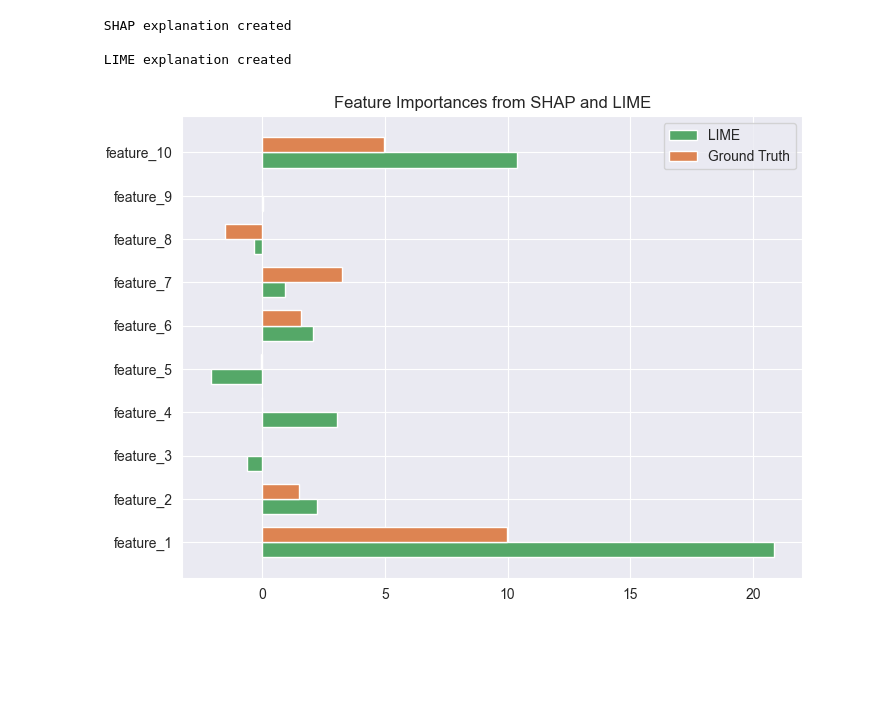
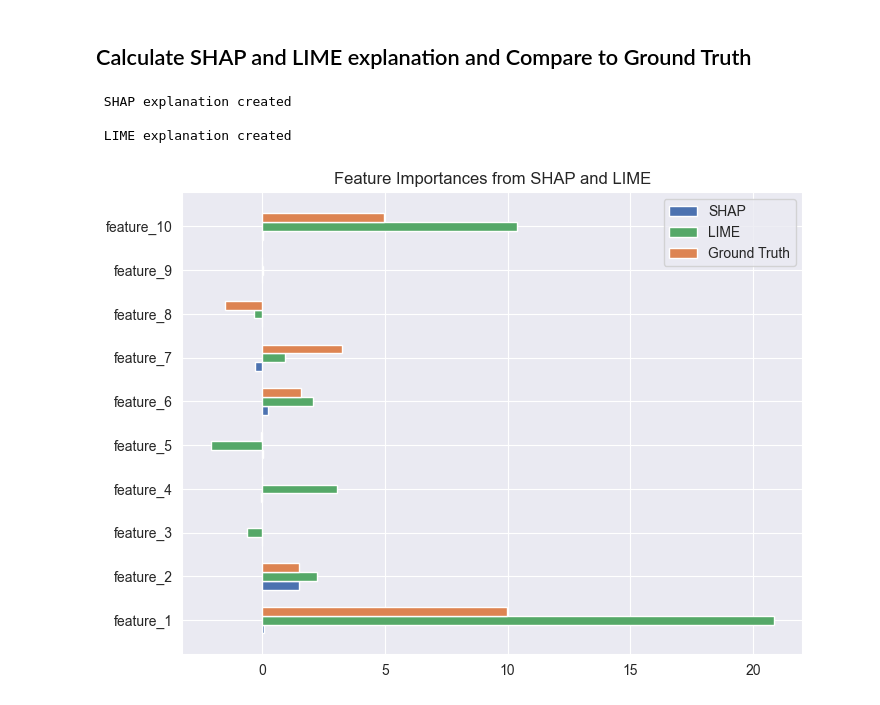
Before and after one commit to emunaran/xai-compare, a Jupyter notebook: explainer_comparison/comparison_tests/fluorescent_test.ipynb, the cells around one changed output. Saved outputs shown, nothing was run; the diff lists cells and outputs as text; code cells hidden in the pictures; blank space fills up the shorter version.

```diff
--- a/explainer_comparison/comparison_tests/fluorescent_test.ipynb
+++ b/explainer_comparison/comparison_tests/fluorescent_test.ipynb
@@ -17,4 +17,4 @@ model = WhiteBoxRegressor()
 df = model.generate_synthetic_data(n_samples=1000, with_y=True)
 X, y = df.drop(['y'], axis=1), df[['y']]
 # %%
-X_train, X_test, y_train, y_test = train_test_split(X, y, test_size=0.2)
+X_train, X_test, y_train, y_test = train_test_split(X, y, test_size=0.2, shuffle=False)
@@ -21,28 +33,29 @@ X_train, X_test, y_train, y_test = train_test_split(X, y, test_size=0.2)
+# %% [markdown]
+## Calculate SHAP and LIME explanation and Compare to Ground Truth
 # %%
-expl_fctry = ExplainerFactory(model, X_train, X_test, y_train, y_test)
-results = run_and_collect_explanations(expl_fctry, X_train)
+explainer_factory = ExplainerFactory(model, X_train, X_test, y_train, y_test)
+results = run_and_collect_explanations(explainer_factory, X_train)
 results['ground_truth'] = (X_train * model.coefficients_).mean()
-# plot_lime_shap(results, 'SHAP Value', 'LIME Value')
 # %% [output]
  SHAP explanation created
 
  LIME explanation created
 # %%
-
-
 colors = sns.color_palette("deep")
 plt.figure(figsize=(8, 6))
 
 bar_positions = np.arange(len(results))  # Positions of the bars
-bar_width = 0.35  # Bar widths
+bar_width = 0.2  # Adjust bar width to fit all bars
 
-# plt.barh(bar_positions - bar_width/2, results['SHAP Value'], height=bar_width, label='SHAP', color=colors[0])  # PSHAP values
-plt.barh(bar_positions - bar_width/2, results['LIME Value'], height=bar_width, label='LIME', color=colors[2])  # LIME values
-plt.barh(bar_positions + bar_width/2, results['ground_truth'], height=bar_width, label='Ground Truth', color=colors[1])  # LIME values
+# Plotting the bars with adjusted positions
+plt.barh(bar_positions - bar_width, results['SHAP Value'], height=bar_width, label='SHAP', color=colors[0])  # SHAP values
+plt.barh(bar_positions, results['LIME Value'], height=bar_width, label='LIME', color=colors[2])  # LIME values
+plt.barh(bar_positions + bar_width, results['ground_truth'], height=bar_width, label='Ground Truth', color=colors[1])  # Ground Truth values
+
 plt.yticks(bar_positions, results.index)  #labels
 
 plt.title('Feature Importances from SHAP and LIME')
 plt.legend()
 plt.show()
 # %% [output]
-[figure, old version]
+[figure, new version]
```
Also changed, not shown: parts of 6 cells of this notebook.
